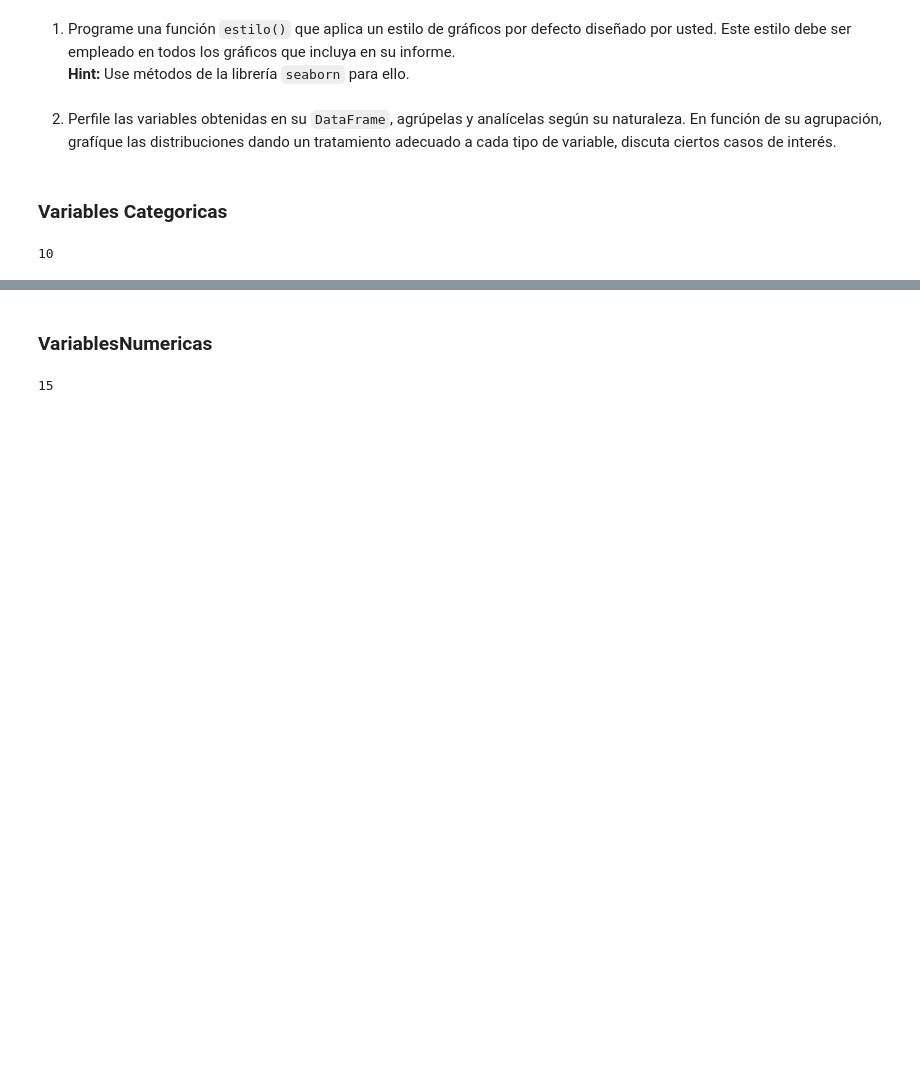
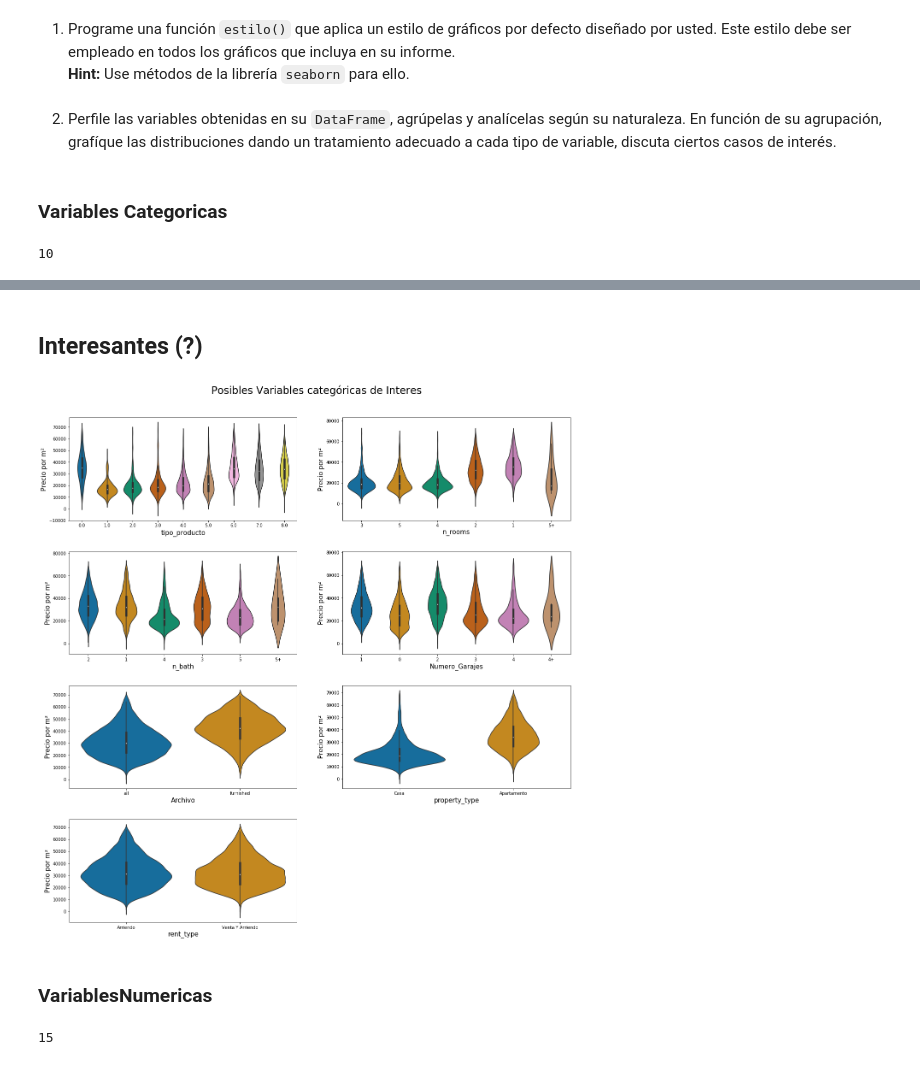
Before and after one commit to fbadilla1/tarea1-Lab, a Jupyter notebook: tarea1.ipynb, the cells around one changed output, grey strips where cells are left out. Cells and saved outputs as stored; diff of their text form; code cells hidden in the pictures; blank space fills up the shorter version.

```diff
--- a/tarea1.ipynb
+++ b/tarea1.ipynb
@@ -307,0 +307,21 @@ fig.savefig('./fig/categorical.pdf', bbox_inches='tight')
+# %% [markdown]
+## Interesantes (?)
+# %%
+interes= ['tipo_producto','n_rooms','n_bath', 'Numero_Garajes','Archivo', 'property_type','rent_type']
+
+fig, ax = plt.subplots(nrows=4, ncols=2, figsize=[17, 17] )
+list(map(lambda a : a.remove(), ax[-1,-1:]))
+
+fig.tight_layout()
+fig.suptitle('Posibles Variables categóricas de Interes',fontsize=24,x=0.5,y=1.05)
+
+for axis, col in zip(ax.flatten(), interes):
+    # Graficos para datos tipos str
+    sns.violinplot(x=('categorical',col),y=('numeric','Precio_m2'),data=df,kind='violin',ax=axis, palette='colorblind')
+    axis.set_xlabel(col, fontsize=15)
+    axis.set_ylabel('Precio por m²', fontsize=15)
+h, w = (.3, .2)
+plt.subplots_adjust(wspace=w, hspace=h)
+fig.savefig('./fig/cat_interes.pdf', bbox_inches='tight')
+# %% [output]
+[figure, added]
```
Also changed, not shown: parts of 20 cells of this notebook, 4 other files.
